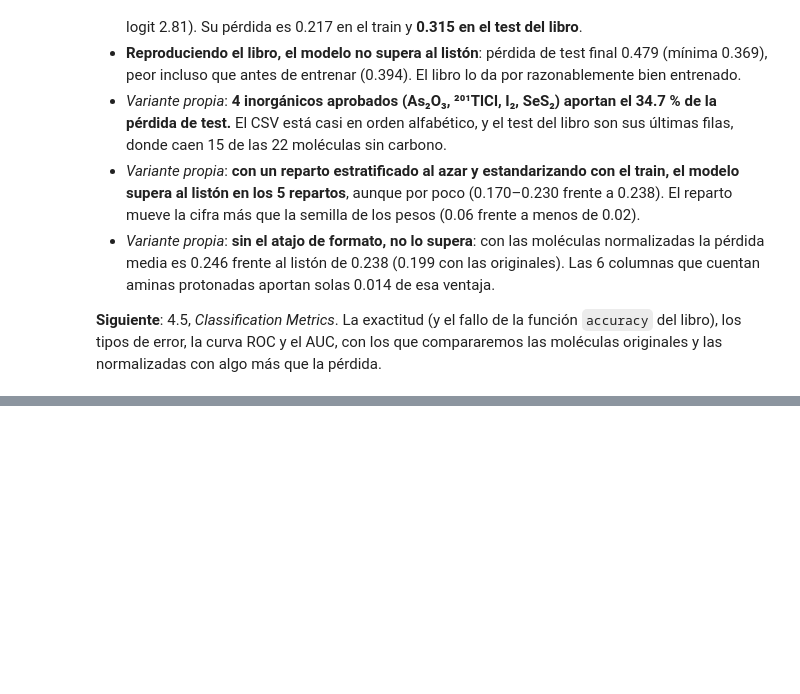
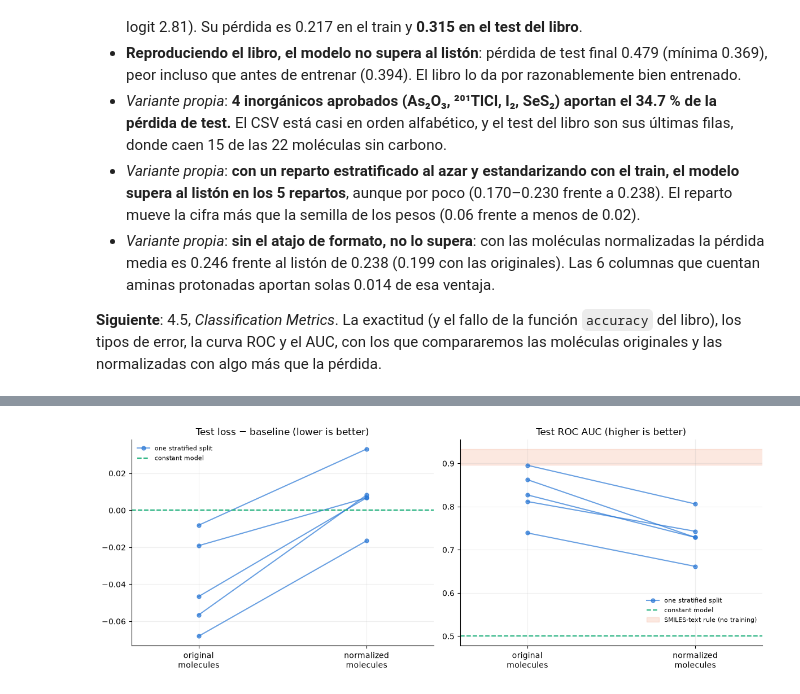
Before and after one commit to alexhrehoret/dmol-study-notes, a Jupyter notebook: notebooks/04_clasificacion.ipynb, the cells around one changed output, grey strips where cells are left out. Drawn from its saved outputs; the diff is of its cells as text; code cells hidden in the pictures; blank space fills up the shorter version.

```diff
--- a/notebooks/04_clasificacion.ipynb
+++ b/notebooks/04_clasificacion.ipynb
@@ -1632,0 +2070,19 @@ algo más que la pérdida.
+# %%
+from sklearn.metrics import confusion_matrix, precision_score, recall_score, f1_score
+
+casos = [("modelo, umbral 0.5", (p_test >= 0.5).astype(int)), ("modelo, umbral 0.99", (p_test >= 0.99).astype(int)),
+         ("alt_classifier", alt_classifier(test_x).astype(int))]
+filas_met = []
+for nombre, clase in casos:
+    cm = confusion_matrix(test_y, clase, labels=[1, 0])
+    print(nombre)
+    print(pd.DataFrame(cm, index=["  real: aprobado", "  real: no aprobado"],
+                       columns=["pred: aprobado", "pred: no aprobado"]).to_string(), "\n")
+    for positiva, etiqueta in [(1, "aprobado"), (0, "no aprobado")]:
+        filas_met.append({"caso": nombre, "clase positiva": etiqueta,
+                          "precisión": precision_score(test_y, clase, pos_label=positiva, zero_division=0),
+                          "recall": recall_score(test_y, clase, pos_label=positiva, zero_division=0),
+                          "F1": f1_score(test_y, clase, pos_label=positiva, zero_division=0)})
+print(pd.DataFrame(filas_met).round(3).to_string(index=False))
+print(f"\nfracción de cada clase en el test: aprobadas {total_pos / len(test_y):.3f}, "
+      f"no aprobadas {total_neg / len(test_y):.3f}")
@@ -1632,0 +2204,54 @@ algo más que la pérdida.
+# %%
+filas_auc = []
+for r in range(5):
+    i_tr, i_te = train_test_split(idx, test_size=0.2, stratify=y, random_state=r)
+    filas_auc.append({"reparto": r, "moléculas": "regla de formato", "semilla": 0,
+                      "AUC": roc_auc_score(y[i_te], regla_texto[i_te]),
+                      "exactitud": np.mean(regla_texto[i_te] == y[i_te])})
+    for nombre, R in [("originales", X483), ("normalizadas", X541),
+                      ("originales, comunes", X483[comunes]), ("normalizadas, comunes", X541[comunes])]:
+        X_tr, X_te, n_cols = estandarizar_con_train(R, i_tr, i_te)
+        for seed in range(3):
+            w_r, b_r, tl = entrenar(X_tr, y[i_tr], X_te, y[i_te], seed)
+            p_r = np.array(bin_classifier(X_te, w_r, b_r))
+            filas_auc.append({"reparto": r, "moléculas": nombre, "semilla": seed,
+                              "AUC": roc_auc_score(y[i_te], p_r), "exactitud": exactitud(y[i_te], p_r),
+                              "pérdida - listón": tl[-1] - liston(y[i_tr], y[i_te]),
+                              "AUC train": roc_auc_score(y[i_tr], np.array(bin_classifier(X_tr, w_r, b_r)))})
+res_auc = pd.DataFrame(filas_auc)
+orden_mol = ["regla de formato", "originales", "normalizadas", "originales, comunes", "normalizadas, comunes"]
+print(f"listón de exactitud (todo 'aprobado'): {np.mean(y[i_te]):.3f} en los 5 tests (19 no aprobadas de 296)\n")
+print("AUC de test por reparto (media de 3 semillas):")
+tabla_auc = res_auc.pivot_table(index="reparto", columns="moléculas", values="AUC")[orden_mol]
+print(tabla_auc.round(3).to_string())
+print("\nmedia de los 5 repartos:")
+print(res_auc.groupby("moléculas")[["pérdida - listón", "exactitud", "AUC", "AUC train"]].mean()
+      .loc[orden_mol].round(3).to_string())
+print("\nrango del AUC entre semillas (máx - mín, peor caso):",
+      round(res_auc.groupby(["reparto", "moléculas"])["AUC"].agg(lambda s: s.max() - s.min()).max(), 3))
+print("repartos en que las originales superan a las normalizadas en AUC:",
+      int((tabla_auc["originales"] > tabla_auc["normalizadas"]).sum()), "de 5")
+
+medias = res_auc.groupby(["reparto", "moléculas"])[["AUC", "pérdida - listón"]].mean().reset_index()
+fig, (ax1, ax2) = plt.subplots(1, 2, figsize=(12, 4.6))
+pares = ["originales", "normalizadas"]
+etiquetas = {"originales": "original\nmolecules", "normalizadas": "normalized\nmolecules"}
+for ax, col, ref, titulo in [(ax1, "pérdida - listón", 0, "Test loss − baseline (lower is better)"),
+                             (ax2, "AUC", 0.5, "Test ROC AUC (higher is better)")]:
+    for r in range(5):
+        v = [medias.loc[(medias["reparto"] == r) & (medias["moléculas"] == m), col].item() for m in pares]
+        ax.plot([0, 1], v, "-o", color="#2a78d6", alpha=0.7, ms=5, label="one stratified split" if r == 0 else None)
+    ax.axhline(ref, color="#1baf7a", lw=1.5, ls="--", label="constant model")
+    ax.set_xticks([0, 1], [etiquetas[m] for m in pares])
+    ax.set_xlim(-0.4, 1.4)
+    ax.set_title(titulo)
+    ax.spines[["top", "right"]].set_visible(False)
+    ax.grid(alpha=0.2)
+regla = res_auc.loc[res_auc["moléculas"] == "regla de formato", "AUC"]
+ax2.axhspan(regla.min(), regla.max(), color="#eb6834", alpha=0.15, label="SMILES-text rule (no training)")
+ax1.legend(frameon=False, fontsize=8)
+ax2.legend(frameon=False, fontsize=8, loc="lower right", bbox_to_anchor=(1, 0.08))
+fig.tight_layout()
+fig.savefig("../figuras/04_auc_atajo.png", dpi=150)
+plt.show()
+# %% [output]
@@ -1632,0 +2275 @@ algo más que la pérdida.
+[figure, added]
```
Also changed, not shown: parts of 28 cells of this notebook, 4 other files.
